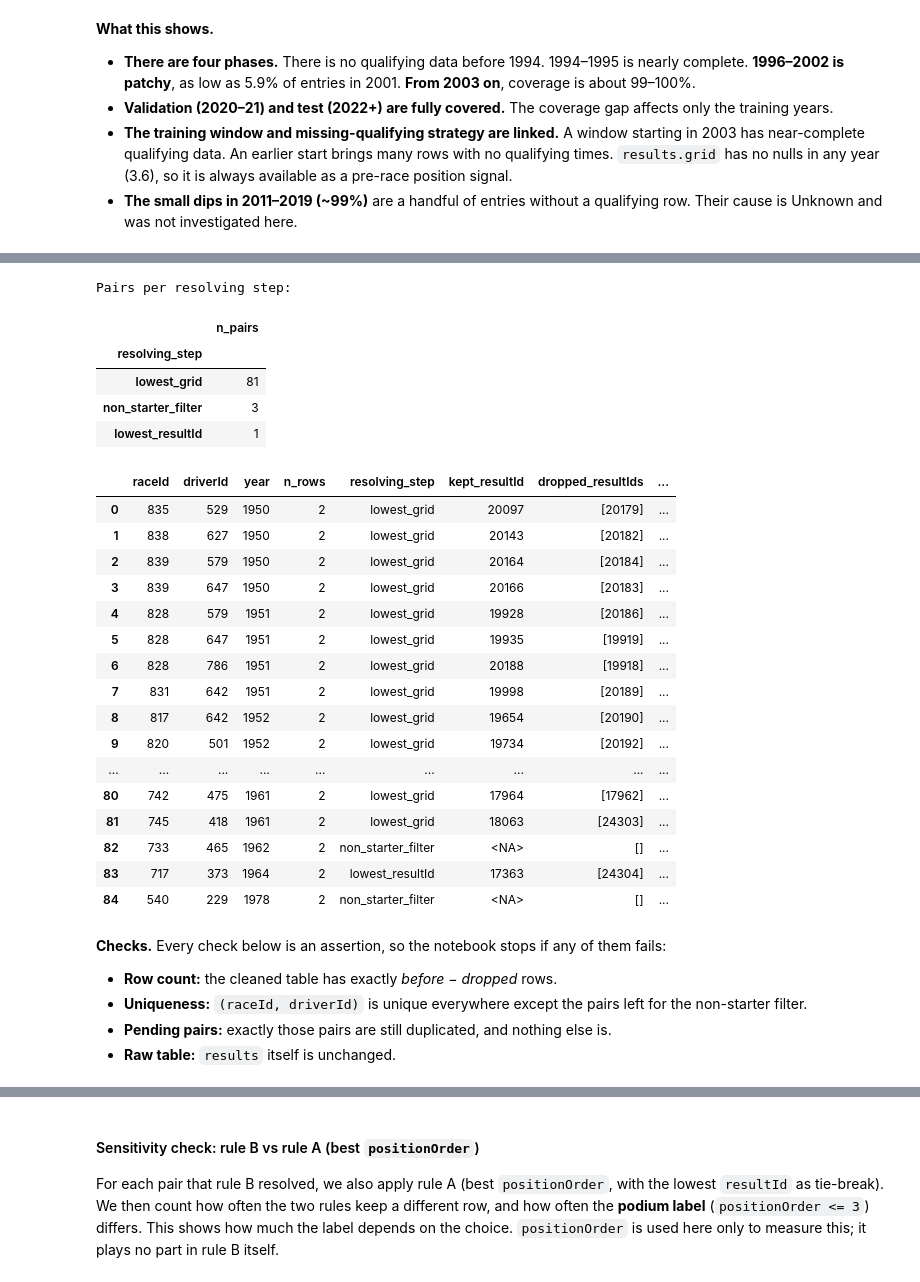
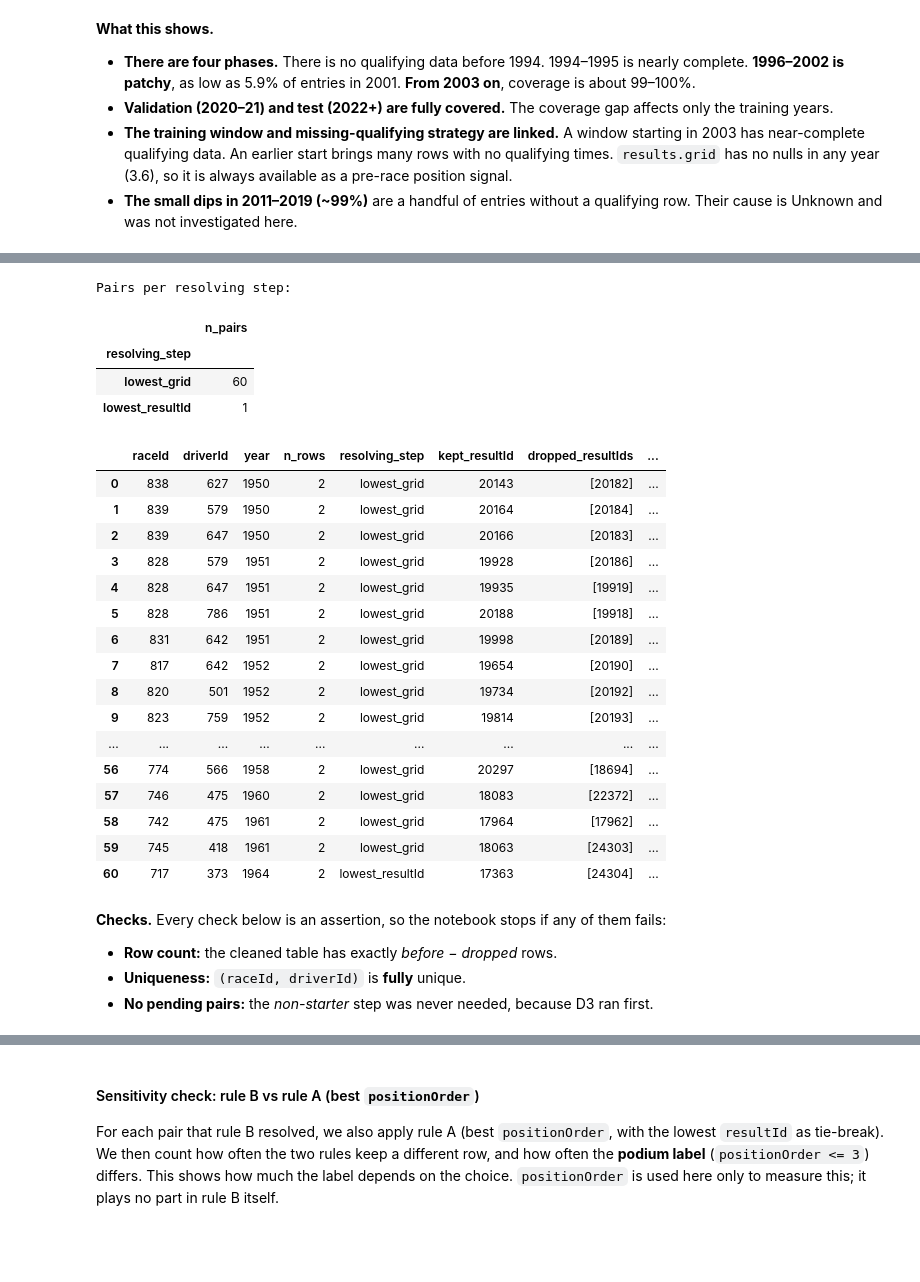
Before and after one commit to YShimy/f1-podium, a Jupyter notebook: notebooks/milestone1.ipynb, the cells around one changed output, grey strips where cells are left out. Saved outputs shown, nothing was run; the diff lists cells and outputs as text; code cells hidden in the pictures; blank space fills up the shorter version.

```diff
--- a/notebooks/milestone1.ipynb
+++ b/notebooks/milestone1.ipynb
@@ -789,0 +857,10 @@ Cleaning steps implement decisions recorded above. Each step is a pure function
+# %%
+results_no_indy, indy_log = exclude_indy500(results, races, tables["circuits"])
+
+named_indy500 = set(races.loc[races["name"] == "Indianapolis 500", "raceId"])
+assert set(indy_log["raceId"]) == named_indy500, "selection != races named 'Indianapolis 500'"
+assert len(results_no_indy) == len(results) - indy_log["n_rows_excluded"].sum(), "row count mismatch"
+
+print(f"results rows: {len(results)} -> {len(results_no_indy)} "
+      f"(excluded {indy_log['n_rows_excluded'].sum()} rows from {len(indy_log)} races)")
+display(indy_log)
@@ -789,0 +907,9 @@ Cleaning steps implement decisions recorded above. Each step is a pure function
+# %%
+results_started, non_start_log = filter_non_starters(results_no_indy, tables["status"], races)
+
+assert len(results_started) + len(non_start_log) == len(results_no_indy), "kept + excluded != input"
+assert set(non_start_log["status"]) <= set(NON_START_STATUSES) | {WITHDREW_STATUS}
+assert (non_start_log.loc[non_start_log["status"] == WITHDREW_STATUS, "grid"] == 0).all()
+
+print(f"results rows: {len(results_no_indy)} -> {len(results_started)} (excluded {len(non_start_log)})")
+display(non_start_log["reason"].value_counts().rename_axis("reason").to_frame("n_rows"))
@@ -833,40 +981,38 @@ so these flagged pairs are where further misattributions are most likely.
 
 **Measured impact:** see the end of this section.
 # %%
-results_dedup, dup_log = resolve_duplicate_results(results, races)
+results_dedup, dup_log = resolve_duplicate_results(results_started, races)
 
 print("Pairs per resolving step:")
 display(dup_log["resolving_step"].value_counts().rename_axis("resolving_step").to_frame("n_pairs"))
 display(dup_log)
 # %% [output]
 Pairs per resolving step:
 |  | n_pairs |
 | resolving_step |  |
-| lowest_grid | 81 |
-| non_starter_filter | 3 |
+| lowest_grid | 60 |
 | lowest_resultId | 1 |
 |  | raceId | driverId | year | n_rows | resolving_step | kept_resultId | dropped_resultIds | ... |
-| 0 | 835 | 529 | 1950 | 2 | lowest_grid | 20097 | [20179] | ... |
-| 1 | 838 | 627 | 1950 | 2 | lowest_grid | 20143 | [20182] | ... |
-| 2 | 839 | 579 | 1950 | 2 | lowest_grid | 20164 | [20184] | ... |
-| 3 | 839 | 647 | 1950 | 2 | lowest_grid | 20166 | [20183] | ... |
-| 4 | 828 | 579 | 1951 | 2 | lowest_grid | 19928 | [20186] | ... |
-| 5 | 828 | 647 | 1951 | 2 | lowest_grid | 19935 | [19919] | ... |
-| 6 | 828 | 786 | 1951 | 2 | lowest_grid | 20188 | [19918] | ... |
-| 7 | 831 | 642 | 1951 | 2 | lowest_grid | 19998 | [20189] | ... |
-| 8 | 817 | 642 | 1952 | 2 | lowest_grid | 19654 | [20190] | ... |
-| 9 | 820 | 501 | 1952 | 2 | lowest_grid | 19734 | [20192] | ... |
+| 0 | 838 | 627 | 1950 | 2 | lowest_grid | 20143 | [20182] | ... |
+| 1 | 839 | 579 | 1950 | 2 | lowest_grid | 20164 | [20184] | ... |
+| 2 | 839 | 647 | 1950 | 2 | lowest_grid | 20166 | [20183] | ... |
+| 3 | 828 | 579 | 1951 | 2 | lowest_grid | 19928 | [20186] | ... |
+| 4 | 828 | 647 | 1951 | 2 | lowest_grid | 19935 | [19919] | ... |
+| 5 | 828 | 786 | 1951 | 2 | lowest_grid | 20188 | [19918] | ... |
+| 6 | 831 | 642 | 1951 | 2 | lowest_grid | 19998 | [20189] | ... |
+| 7 | 817 | 642 | 1952 | 2 | lowest_grid | 19654 | [20190] | ... |
+| 8 | 820 | 501 | 1952 | 2 | lowest_grid | 19734 | [20192] | ... |
+| 9 | 823 | 759 | 1952 | 2 | lowest_grid | 19814 | [20193] | ... |
 | ... | ... | ... | ... | ... | ... | ... | ... | ... |
-| 80 | 742 | 475 | 1961 | 2 | lowest_grid | 17964 | [17962] | ... |
-| 81 | 745 | 418 | 1961 | 2 | lowest_grid | 18063 | [24303] | ... |
-| 82 | 733 | 465 | 1962 | 2 | non_starter_filter | <NA> | [] | ... |
-| 83 | 717 | 373 | 1964 | 2 | lowest_resultId | 17363 | [24304] | ... |
-| 84 | 540 | 229 | 1978 | 2 | non_starter_filter | <NA> | [] | ... |
+| 56 | 774 | 566 | 1958 | 2 | lowest_grid | 20297 | [18694] | ... |
+| 57 | 746 | 475 | 1960 | 2 | lowest_grid | 18083 | [22372] | ... |
+| 58 | 742 | 475 | 1961 | 2 | lowest_grid | 17964 | [17962] | ... |
+| 59 | 745 | 418 | 1961 | 2 | lowest_grid | 18063 | [24303] | ... |
+| 60 | 717 | 373 | 1964 | 2 | lowest_resultId | 17363 | [24304] | ... |
 # %% [markdown]
 **Checks.** Every check below is an assertion, so the notebook stops if any of them fails:
 - **Row count:** the cleaned table has exactly *before − dropped* rows.
-- **Uniqueness:** `(raceId, driverId)` is unique everywhere except the pairs left for the non-starter filter.
-- **Pending pairs:** exactly those pairs are still duplicated, and nothing else is.
-- **Raw table:** `results` itself is unchanged.
+- **Uniqueness:** `(raceId, driverId)` is **fully** unique.
+- **No pending pairs:** the *non-starter* step was never needed, because D3 ran first.
 # %%
 n_dropped = int(dup_log["dropped_resultIds"].str.len().sum())
```
Also changed, not shown: parts of 20 cells of this notebook, 1 other file.
